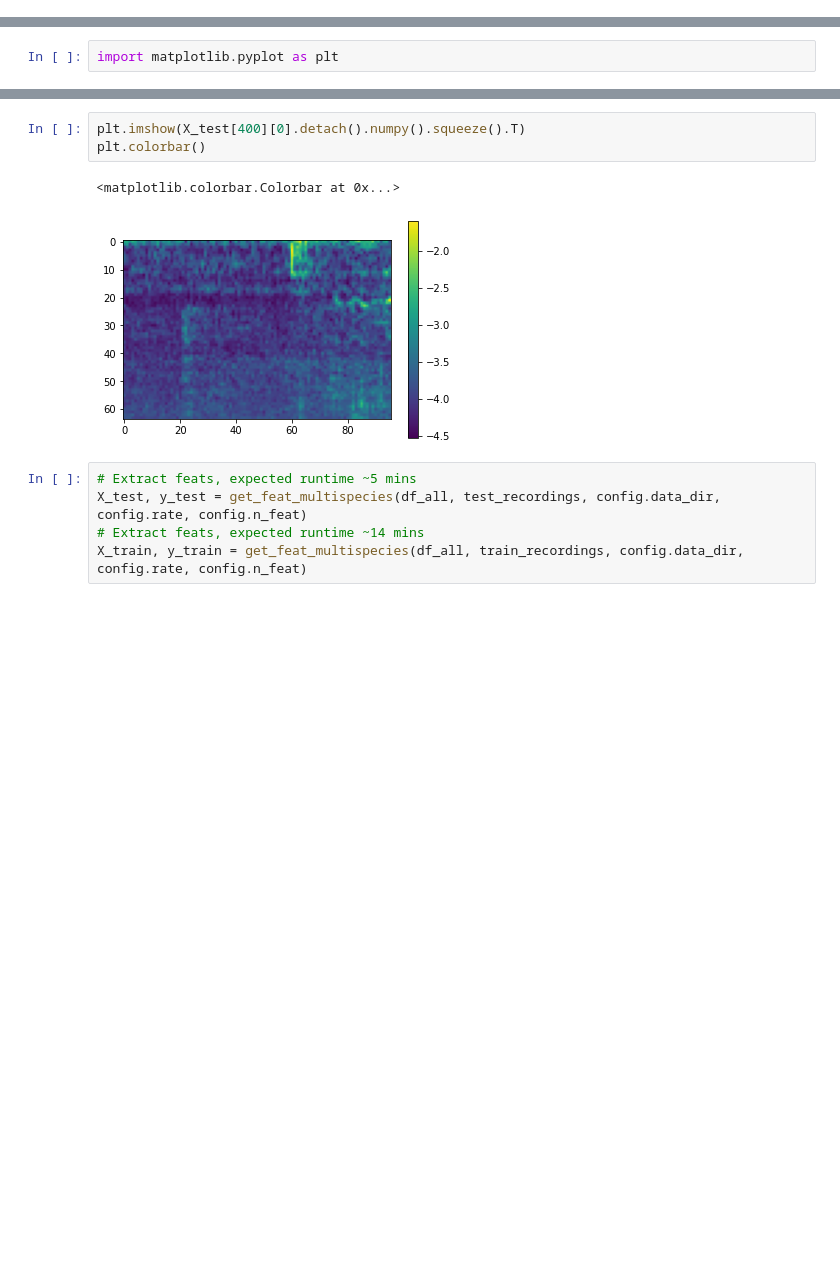
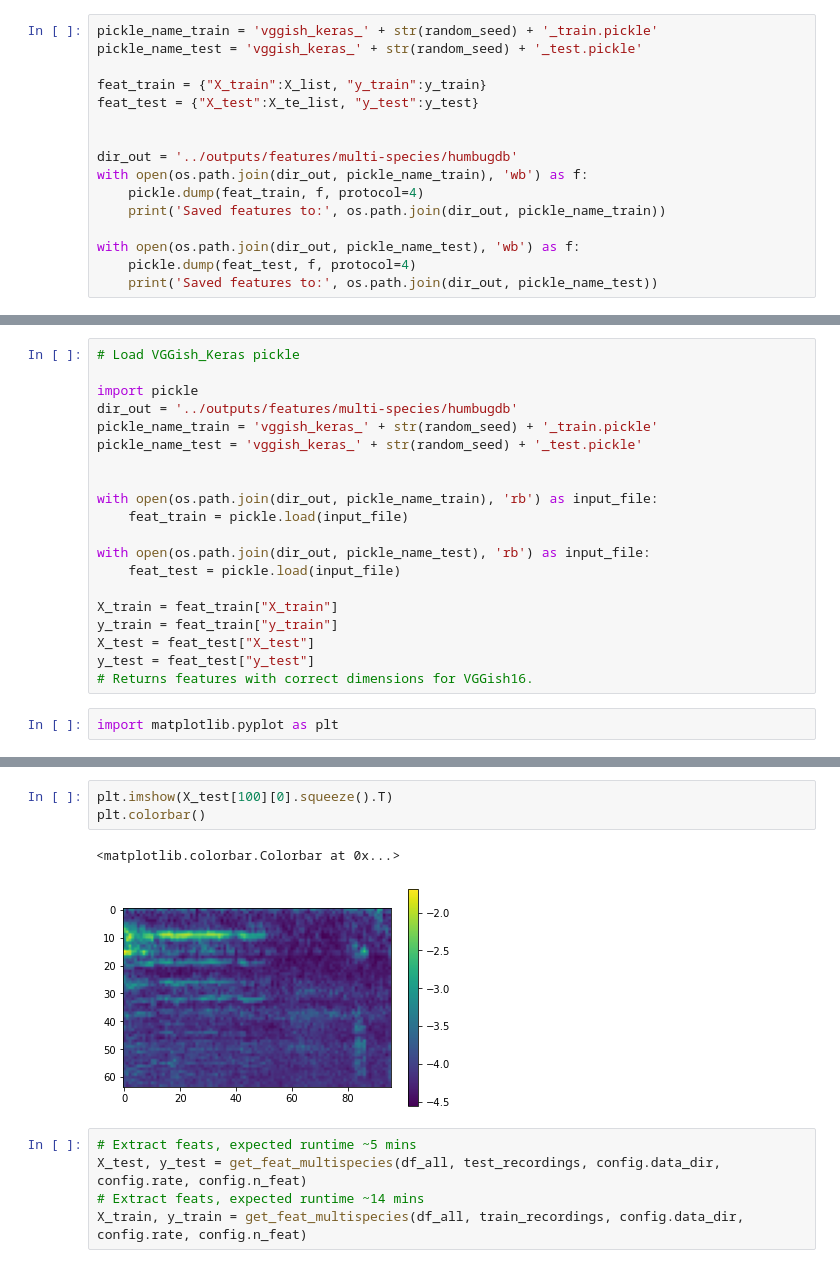
Before and after one commit to HumBug-Mosquito/HumBugDB, a Jupyter notebook: notebooks/species_classification.ipynb, the cells around one changed output, grey strips where cells are left out. Drawn from its saved outputs; the diff is of its cells as text; blank space fills up the shorter version.

```diff
--- a/notebooks/species_classification.ipynb
+++ b/notebooks/species_classification.ipynb
@@ -176,0 +198,16 @@ y_test = feat_test["y_test"]
+# %%
+pickle_name_train = 'vggish_keras_' + str(random_seed) + '_train.pickle'
+pickle_name_test = 'vggish_keras_' + str(random_seed) + '_test.pickle'
+
+feat_train = {"X_train":X_list, "y_train":y_train}
+feat_test = {"X_test":X_te_list, "y_test":y_test}
+
+
+dir_out = '../outputs/features/multi-species/humbugdb'
+with open(os.path.join(dir_out, pickle_name_train), 'wb') as f:
+    pickle.dump(feat_train, f, protocol=4)
+    print('Saved features to:', os.path.join(dir_out, pickle_name_train))
+
+with open(os.path.join(dir_out, pickle_name_test), 'wb') as f:
+    pickle.dump(feat_test, f, protocol=4)
+    print('Saved features to:', os.path.join(dir_out, pickle_name_test))
@@ -177,2 +221,22 @@ y_test = feat_test["y_test"]
+# %%
+# Load VGGish_Keras pickle
+
+import pickle
+dir_out = '../outputs/features/multi-species/humbugdb'
+pickle_name_train = 'vggish_keras_' + str(random_seed) + '_train.pickle'
+pickle_name_test = 'vggish_keras_' + str(random_seed) + '_test.pickle'
+
+
+with open(os.path.join(dir_out, pickle_name_train), 'rb') as input_file:
+    feat_train = pickle.load(input_file)
+
+with open(os.path.join(dir_out, pickle_name_test), 'rb') as input_file:
+    feat_test = pickle.load(input_file)
+
+X_train = feat_train["X_train"]
+y_train = feat_train["y_train"]
+X_test = feat_test["X_test"]
+y_test = feat_test["y_test"]
+# Returns features with correct dimensions for VGGish16.
 # %%
 import matplotlib.pyplot as plt
@@ -183,9 +260,9 @@ torch.Size([1, 96, 64])
 # %%
-plt.imshow(X_test[400][0].detach().numpy().squeeze().T)
+plt.imshow(X_test[100][0].squeeze().T)
 plt.colorbar()
 # %% [output]
 <matplotlib.colorbar.Colorbar at 0x...>
-[figure, old version]
+[figure, new version]
 # %%
 # Extract feats, expected runtime ~5 mins
 X_test, y_test = get_feat_multispecies(df_all, test_recordings, config.data_dir, config.rate, config.n_feat)
```
Also changed, not shown: parts of 33 cells of this notebook, 7 other files.
